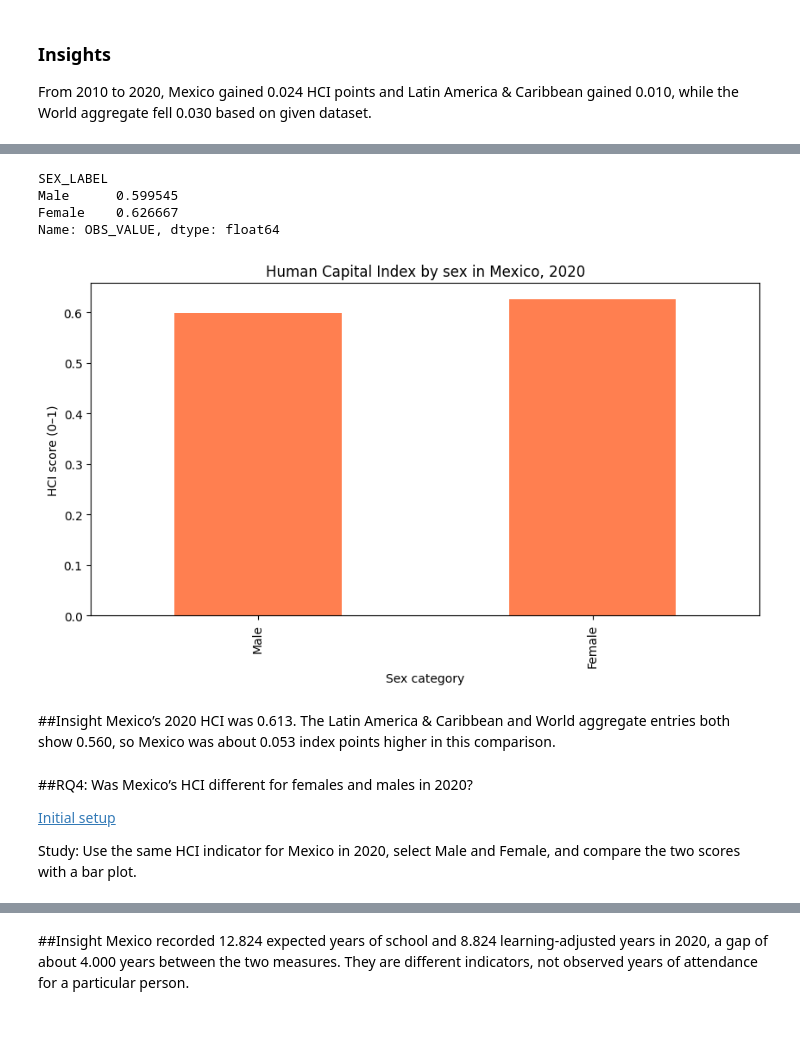
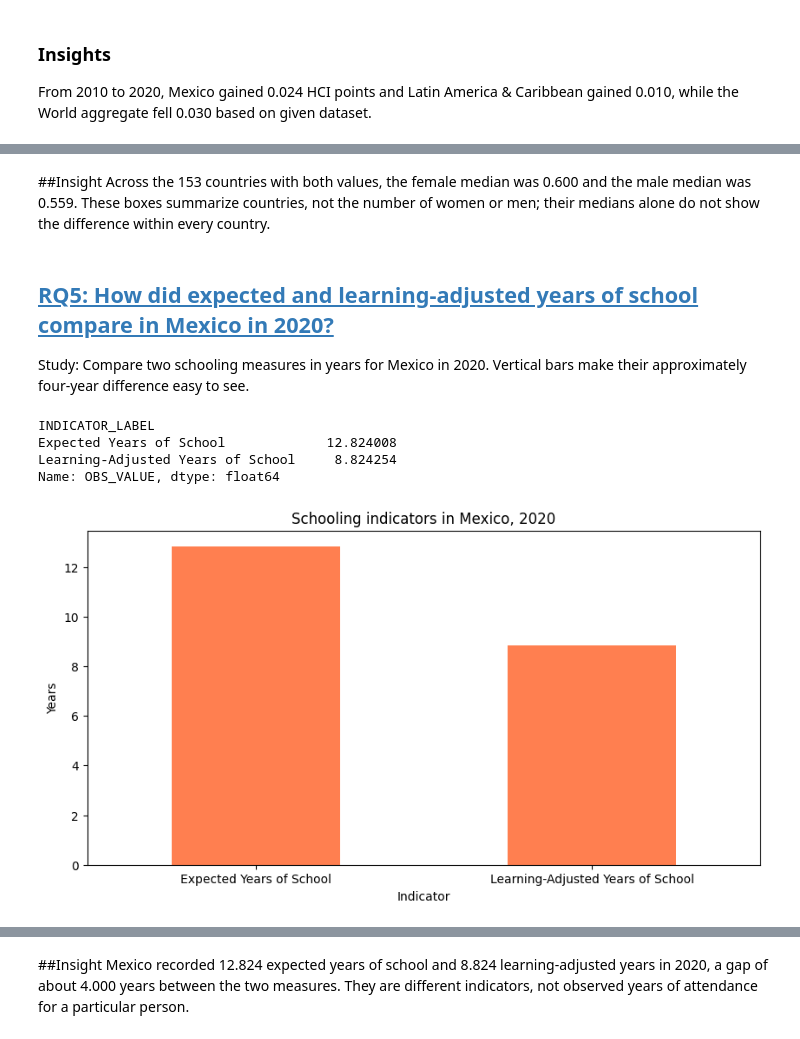
Before and after one commit to A01178685/clase_lol_10, a Jupyter notebook: Presentation.ipynb, the cells around one changed output, grey strips where cells are left out. Cells and saved outputs as stored; diff of their text form; code cells hidden in the pictures.

```diff
--- a/Presentation.ipynb
+++ b/Presentation.ipynb
@@ -167,27 +221,28 @@ Study: Filter the same HCI indicator to Mexico and 2020, then compare the two se
+# %% [markdown]
+##Insight
+Across the 153 countries with both values, the female median was 0.600 and the male median was 0.559. These boxes summarize countries, not the number of women or men; their medians alone do not show the difference within every country.
+# %% [markdown]
+## [RQ5: How did expected and learning-adjusted years of school compare in Mexico in 2020?](#scrollTo=HCINAV2026)
+
+Study: Compare two schooling measures in years for Mexico in 2020. Vertical bars make their approximately four-year difference easy to see.
 # %%
-mexico_sexo = df[df['INDICATOR'] == 'WB_HCI_HCI']
-mexico_sexo = mexico_sexo[mexico_sexo['REF_AREA_LABEL'] == 'Mexico']
-mexico_sexo = mexico_sexo[mexico_sexo['TIME_PERIOD'] == 2020]
-sexo_2020 = mexico_sexo.set_index('SEX_LABEL').loc[['Male', 'Female'], 'OBS_VALUE']
-print(sexo_2020)
+escuela = df[df['REF_AREA_LABEL'] == 'Mexico']
+escuela = escuela[escuela['SEX_LABEL'] == 'Total']
+escuela = escuela[escuela['TIME_PERIOD'] == 2020]
+escuela = escuela.set_index('INDICATOR_LABEL')
+indicadores = ['Expected Years of School', 'Learning-Adjusted Years of School']
+anios = escuela.loc[indicadores, 'OBS_VALUE']
+print(anios)
 
-sexo_2020.plot(kind='bar', figsize=(10, 5), color='coral')
-plt.title('Human Capital Index by sex in Mexico, 2020')
-plt.xlabel('Sex category')
-plt.ylabel('HCI score (0–1)')
+anios.plot(kind='bar', figsize=(10, 5), color='coral')
+plt.title('Schooling indicators in Mexico, 2020')
+plt.xlabel('Indicator')
+plt.ylabel('Years')
+plt.xticks(rotation=0)
 plt.show()
 # %% [output]
-SEX_LABEL
-Male      0.599545
-Female    0.626667
+INDICATOR_LABEL
+Expected Years of School             12.824008
+Learning-Adjusted Years of School     8.824254
 Name: OBS_VALUE, dtype: float64
-[figure, old version]
+[figure, new version]
-# %% [markdown]
-##Insight
-Mexico’s 2020 HCI was 0.613. The Latin America & Caribbean and World aggregate entries both show 0.560, so Mexico was about 0.053 index points higher in this comparison.
-# %% [markdown]
-##RQ4: Was Mexico’s HCI different for females and males in 2020?
-
-[Initial setup](#scrollTo=vseoY8IkIjKN&line)
-
-Study: Use the same HCI indicator for Mexico in 2020, select Male and Female, and compare the two scores with a bar plot.
```
Also changed, not shown: parts of 39 cells of this notebook.
